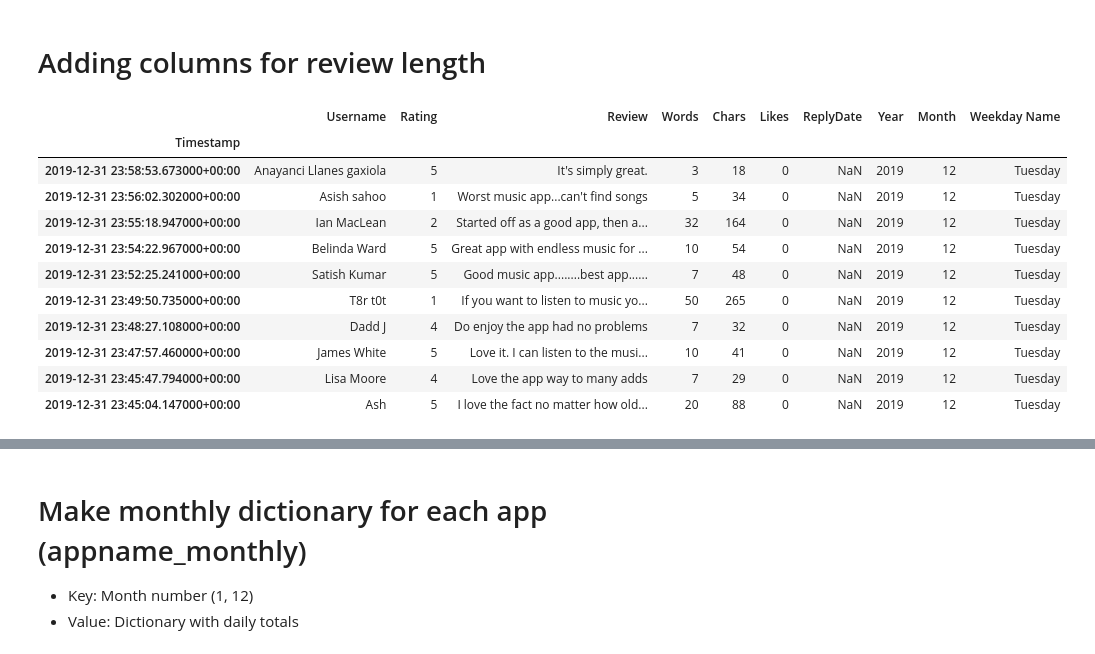
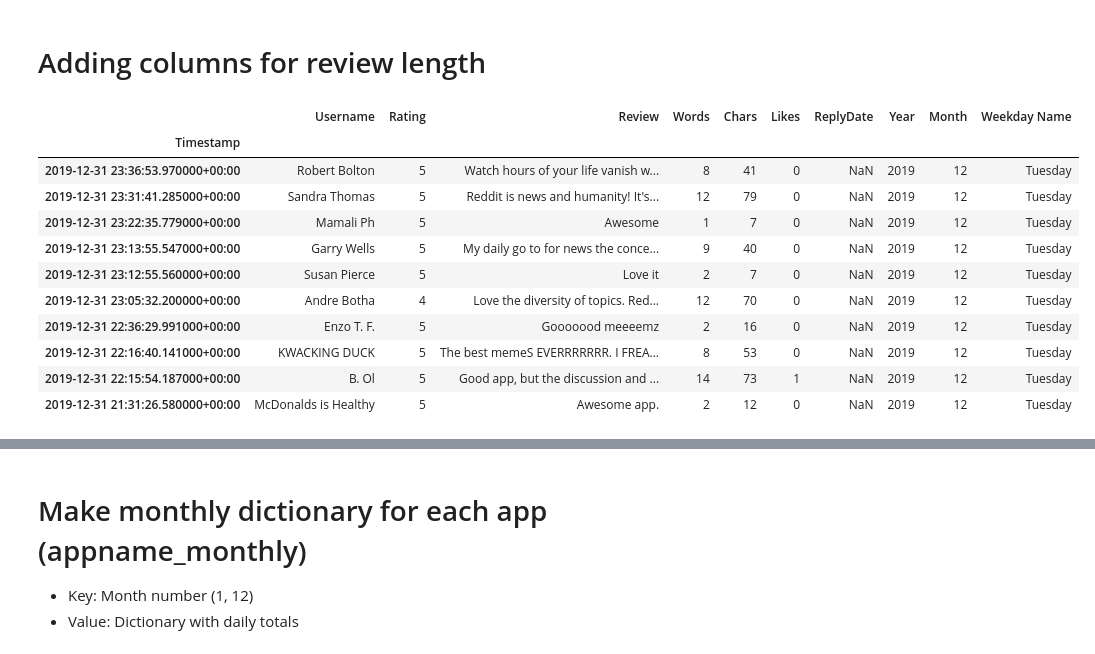
Before and after one commit to gohovd/user-reviews-ts-ad, a Jupyter notebook: TSAD.ipynb, the cells around one changed output, grey strips where cells are left out. Saved outputs shown, nothing was run; the diff lists cells and outputs as text; code cells hidden in the pictures.

```diff
--- a/TSAD.ipynb
+++ b/TSAD.ipynb
@@ -329,0 +338,10 @@ dfs["soundcloud"].head(3)
+# %%
+year = '2019'
+
+for k, v in attributes.items():
+    print(f"Importing {attributes[k]['id']}, putting it in a master dataframe 'dfs' with key {k}")
+    dfs[k] = pd.read_csv("data/gplay_reviews/" + attributes[k]['id'] + ".csv",
+                          index_col="Timestamp",
+                          parse_dates=True).loc[year]
+
+dfs["reddit"].head(3)
@@ -330,5 +366,8 @@ dfs["soundcloud"].head(3)
 # %% [markdown]
 # Quick Data Overview
+# %%
+for app, df in dfs.items():
+    df.head(2)
 # %%
 # average of rating in date range
 s.mean(dfs['reddit'].loc['2019-01-01':'2019-12-30']['Rating'])
@@ -418,7 +456,7 @@ print(len(dfs["reddit"]),
 # %%
 # slow
-for app, dataframe in dfs.items():
-    indices_to_remove = drop_short_reviews("word", 3, dataframe)
-    dfs[app] = dfs[app].drop(indices_to_remove)
+# for app, dataframe in dfs.items():
+#     indices_to_remove = drop_short_reviews("word", 3, dataframe)
+#     dfs[app] = dfs[app].drop(indices_to_remove)
 # %%
 # length after clean
@@ -429,8 +466,7 @@ print(len(dfs["reddit"]),
 # %%
 sizes = []
 for app in apps:
-    key = app.split(".")[1]
-    sizes.append(len(dfs[key]))
+    sizes.append(len(dfs[app]))
 
 pie_chart(sizes, apps, "Review distribution after removing short reviews - 2019")
 sum(sizes)
@@ -484,17 +505,17 @@ for app, dataframe in dfs.items():
     dfs[app].insert(3, 'Words', review_wordcount)
     dfs[app].insert(4, 'Chars', review_charcount)
 # %%
-dfs["spotify"].head(10)
+dfs["reddit"].head(10)
 # %% [output]
 |  | Username | Rating | Review | Words | Chars | Likes | ReplyDate | Year | Month | Weekday Name |
 | Timestamp |  |  |  |  |  |  |  |  |  |  |
-| 2019-12-31 23:58:53.673000+00:00 | Anayanci Llanes gaxiola | 5 | It's simply great. | 3 | 18 | 0 | NaN | 2019 | 12 | Tuesday |
-| 2019-12-31 23:56:02.302000+00:00 | Asish sahoo | 1 | Worst music app...can't find songs | 5 | 34 | 0 | NaN | 2019 | 12 | Tuesday |
-| 2019-12-31 23:55:18.947000+00:00 | Ian MacLean | 2 | Started off as a good app, then a... | 32 | 164 | 0 | NaN | 2019 | 12 | Tuesday |
-| 2019-12-31 23:54:22.967000+00:00 | Belinda Ward | 5 | Great app with endless music for ... | 10 | 54 | 0 | NaN | 2019 | 12 | Tuesday |
-| 2019-12-31 23:52:25.241000+00:00 | Satish Kumar | 5 | Good music app........best app...... | 7 | 48 | 0 | NaN | 2019 | 12 | Tuesday |
-| 2019-12-31 23:49:50.735000+00:00 | T8r t0t | 1 | If you want to listen to music yo... | 50 | 265 | 0 | NaN | 2019 | 12 | Tuesday |
-| 2019-12-31 23:48:27.108000+00:00 | Dadd J | 4 | Do enjoy the app had no problems | 7 | 32 | 0 | NaN | 2019 | 12 | Tuesday |
-| 2019-12-31 23:47:57.460000+00:00 | James White | 5 | Love it. I can listen to the musi... | 10 | 41 | 0 | NaN | 2019 | 12 | Tuesday |
-| 2019-12-31 23:45:47.794000+00:00 | Lisa Moore | 4 | Love the app way to many adds | 7 | 29 | 0 | NaN | 2019 | 12 | Tuesday |
-| 2019-12-31 23:45:04.147000+00:00 | Ash | 5 | I love the fact no matter how old... | 20 | 88 | 0 | NaN | 2019 | 12 | Tuesday |
+| 2019-12-31 23:36:53.970000+00:00 | Robert Bolton | 5 | Watch hours of your life vanish w... | 8 | 41 | 0 | NaN | 2019 | 12 | Tuesday |
+| 2019-12-31 23:31:41.285000+00:00 | Sandra Thomas | 5 | Reddit is news and humanity! It's... | 12 | 79 | 0 | NaN | 2019 | 12 | Tuesday |
+| 2019-12-31 23:22:35.779000+00:00 | Mamali Ph | 5 | Awesome | 1 | 7 | 0 | NaN | 2019 | 12 | Tuesday |
+| 2019-12-31 23:13:55.547000+00:00 | Garry Wells | 5 | My daily go to for news the conce... | 9 | 40 | 0 | NaN | 2019 | 12 | Tuesday |
+| 2019-12-31 23:12:55.560000+00:00 | Susan Pierce | 5 | Love it | 2 | 7 | 0 | NaN | 2019 | 12 | Tuesday |
+| 2019-12-31 23:05:32.200000+00:00 | Andre Botha | 4 | Love the diversity of topics. Red... | 12 | 70 | 0 | NaN | 2019 | 12 | Tuesday |
+| 2019-12-31 22:36:29.991000+00:00 | Enzo T. F. | 5 | Gooooood meeeemz | 2 | 16 | 0 | NaN | 2019 | 12 | Tuesday |
+| 2019-12-31 22:16:40.141000+00:00 | KWACKING DUCK | 5 | The best memeS EVERRRRRRR. I FREA... | 8 | 53 | 0 | NaN | 2019 | 12 | Tuesday |
+| 2019-12-31 22:15:54.187000+00:00 | B. Ol | 5 | Good app, but the discussion and ... | 14 | 73 | 1 | NaN | 2019 | 12 | Tuesday |
+| 2019-12-31 21:31:26.580000+00:00 | McDonalds is Healthy | 5 | Awesome app. | 2 | 12 | 0 | NaN | 2019 | 12 | Tuesday |
```
Also changed, not shown: parts of 96 cells of this notebook.
